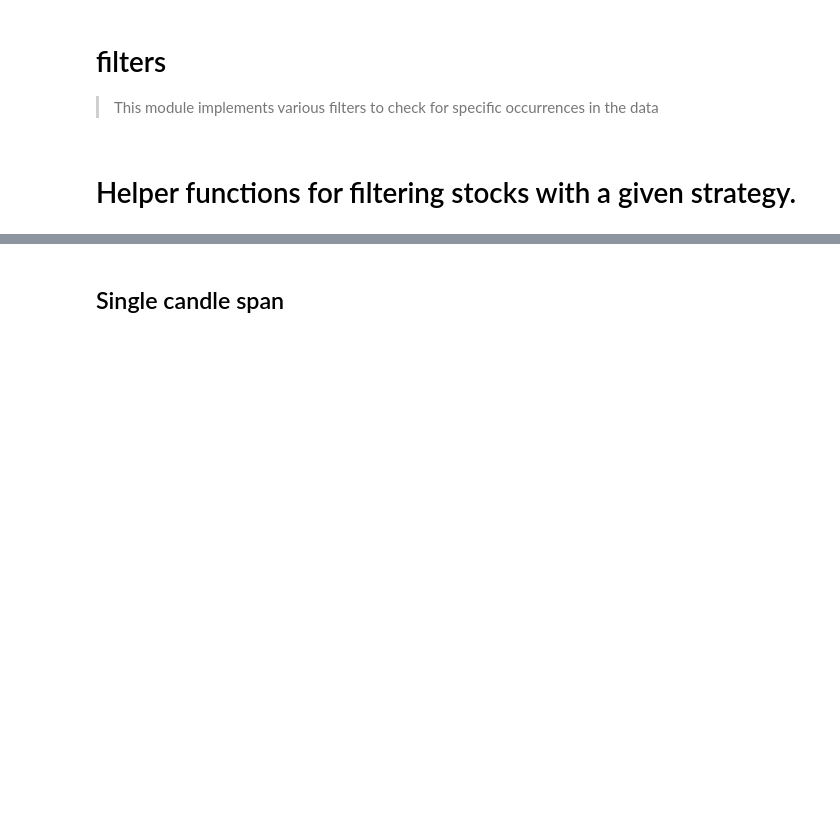
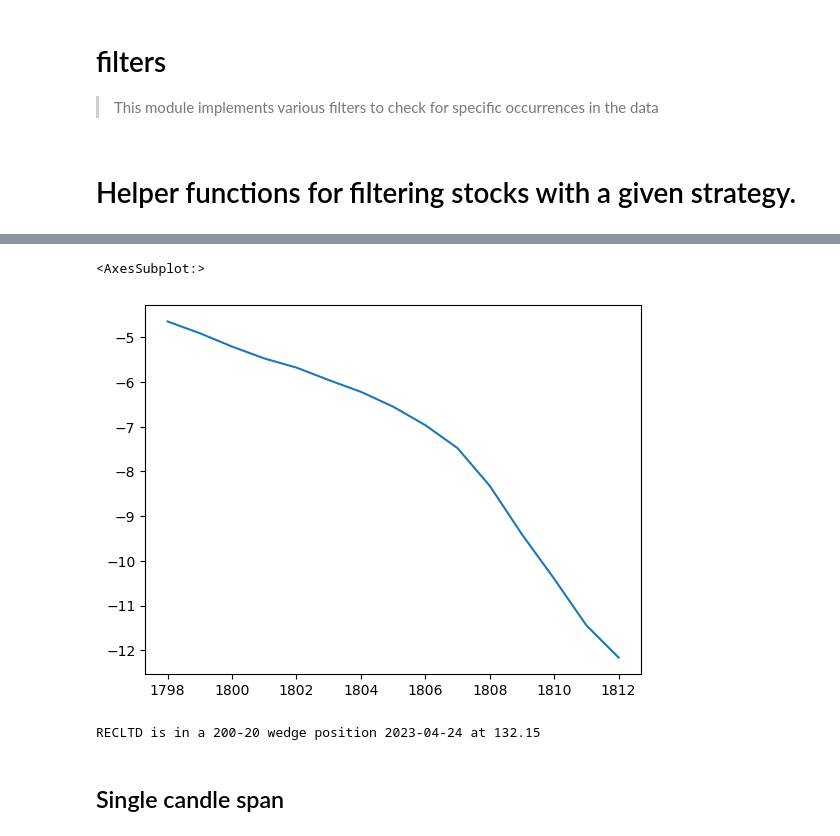
Before and after one commit to ankurdivekar/StockSurfer, a Jupyter notebook: nbs/04_filters.ipynb, the cells around one changed output, grey strips where cells are left out. Drawn from its saved outputs; the diff is of its cells as text; code cells hidden in the pictures; blank space fills up the shorter version.

```diff
--- a/nbs/04_filters.ipynb
+++ b/nbs/04_filters.ipynb
@@ -114,0 +141,6 @@ def filter_stocks(
+# %%
+# df_tail.plot(x="DATE", y=["SMA_200_C", "SMA_20_C"], figsize=(20, 10))
+tail_diff.plot()
+# %% [output]
+<AxesSubplot:>
+[figure, added]
@@ -115,3 +209,15 @@ def filter_stocks(
+# %%
+filter_stocks(
+    symbols=["RECLTD"],
+    timeframe="weekly",
+    # cutoff_date=datetime(2023, 4, 11),
+    strategy=wedge_200_20,
+    lookback = 5,
+    n_detections=1,
+    strategy_args={"window": 10},
+)
+# %% [output]
+RECLTD is in a 200-20 wedge position 2023-04-24 at 132.15
 # %% [markdown]
 ## Single candle span
 # %%
```
Also changed, not shown: parts of 6 cells of this notebook, 4 other files.
